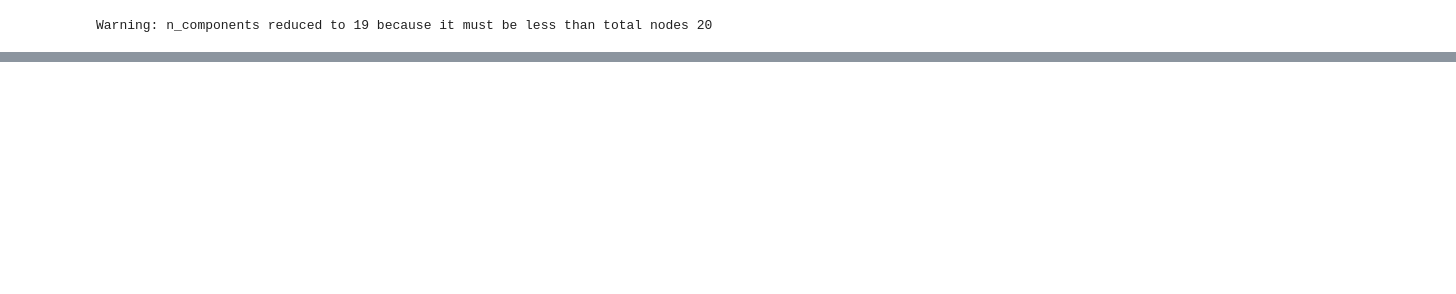
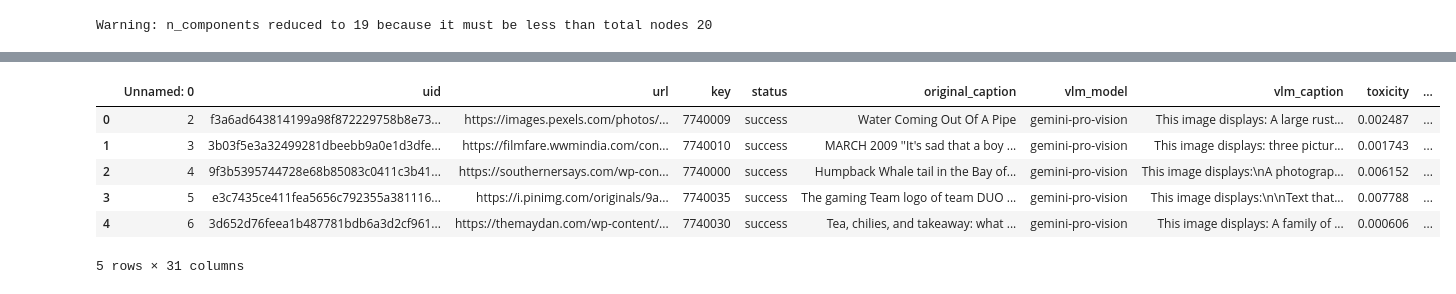
Before and after one commit to tharvus/image-rag-pipeline, a Jupyter notebook: test_pipelines.ipynb, the cells around one changed output, grey strips where cells are left out. Cells and saved outputs as stored; diff of their text form; code cells hidden in the pictures; blank space fills up the shorter version.

```diff
--- a/test_pipelines.ipynb
+++ b/test_pipelines.ipynb
@@ -125,0 +165,7 @@ Warning: n_components reduced to 19 because it must be less than total nodes 20
+# %%
+device = "cuda" if torch.cuda.is_available() else "cpu"
+
+processor = BlipProcessor.from_pretrained("Salesforce/blip-image-captioning-base")
+model = BlipModel.from_pretrained("Salesforce/blip-image-captioning-base").to(device)
+
+df_valid = load_and_filter_data()
@@ -125,0 +178,10 @@ Warning: n_components reduced to 19 because it must be less than total nodes 20
+# %%
+df_valid.head()
+# %% [output]
+|  | Unnamed: 0 | uid | url | key | status | original_caption | vlm_model | vlm_caption | toxicity | ... |
+| 0 | 2 | f3a6ad643814199a98f872229758b8e73... | https://images.pexels.com/photos/... | 7740009 | success | Water Coming Out Of A Pipe | gemini-pro-vision | This image displays: A large rust... | 0.002487 | ... |
+| 1 | 3 | 3b03f5e3a32499281dbeebb9a0e1d3dfe... | https://filmfare.wwmindia.com/con... | 7740010 | success | MARCH 2009 ''It's sad that a boy ... | gemini-pro-vision | This image displays: three pictur... | 0.001743 | ... |
+| 2 | 4 | 9f3b5395744728e68b85083c0411c3b41... | https://southernersays.com/wp-con... | 7740000 | success | Humpback Whale tail in the Bay of... | gemini-pro-vision | This image displays:\nA photograp... | 0.006152 | ... |
+| 3 | 5 | e3c7435ce411fea5656c792355a381116... | https://i.pinimg.com/originals/9a... | 7740035 | success | The gaming Team logo of team DUO ... | gemini-pro-vision | This image displays:\n\nText that... | 0.007788 | ... |
+| 4 | 6 | 3d652d76feea1b487781bdb6a3d2cf961... | https://themaydan.com/wp-content/... | 7740030 | success | Tea, chilies, and takeaway: what ... | gemini-pro-vision | This image displays: A family of ... | 0.000606 | ... |
+5 rows × 31 columns
```
Also changed, not shown: parts of 17 cells of this notebook, 2 other files.
